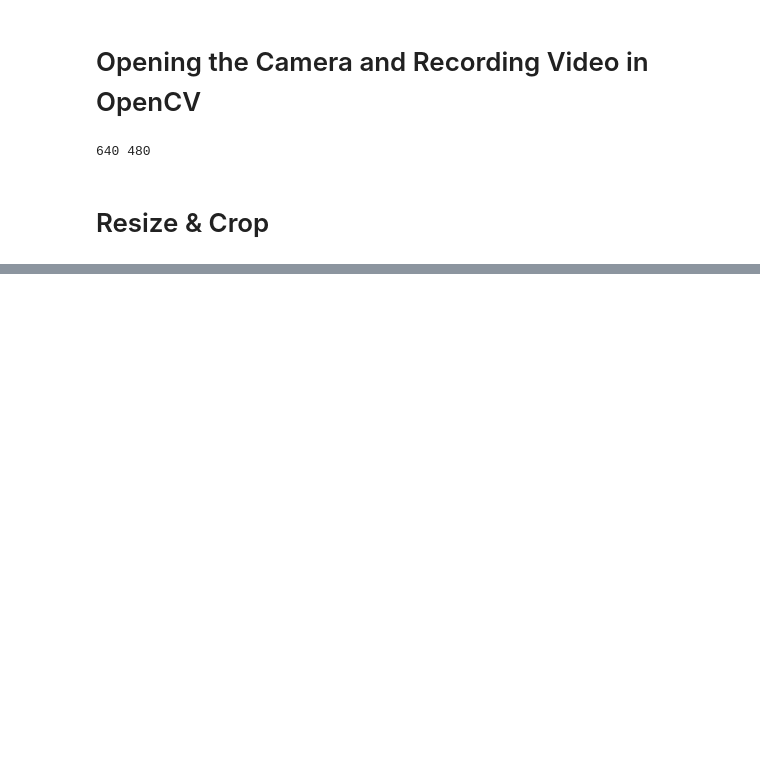
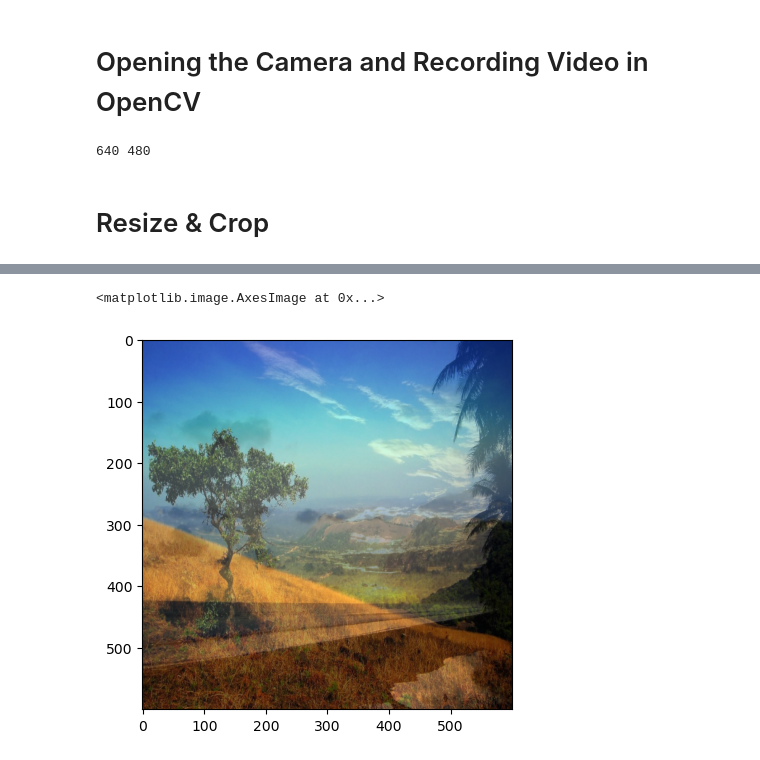
Before and after one commit to alisankoroglu/Image-Processing, a Jupyter notebook: ImageProcessing.ipynb, the cells around one changed output, grey strips where cells are left out. Cells and saved outputs as stored; diff of their text form; code cells hidden in the pictures; blank space fills up the shorter version.

```diff
--- a/ImageProcessing.ipynb
+++ b/ImageProcessing.ipynb
@@ -115,0 +356,11 @@ cv2.destroyAllWindows()
+# %%
+# blended image = alpha*img1 + beta*img2
+# cv2.addWeighted(src1, alpha, src2, beta, gamma)
+# alpha beta multipliers show how much effect the images will have on the mixed image
+blended = cv2.addWeighted(img1, 0.5, img2, 0.5, 0)
+
+plt.figure()
+plt.imshow(blended)
+# %% [output]
+<matplotlib.image.AxesImage at 0x...>
+[figure, added]
```
Also changed, not shown: parts of 30 cells of this notebook, 4 other files.
